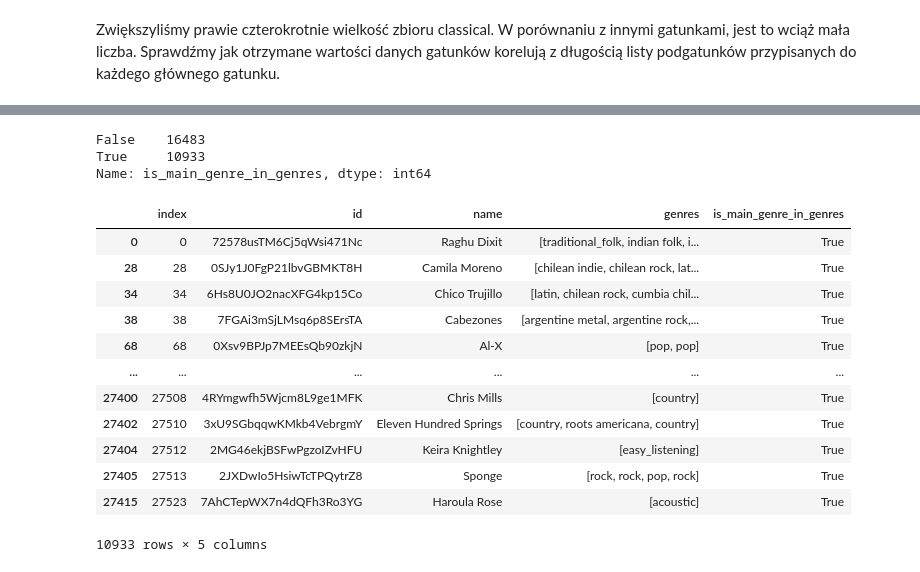
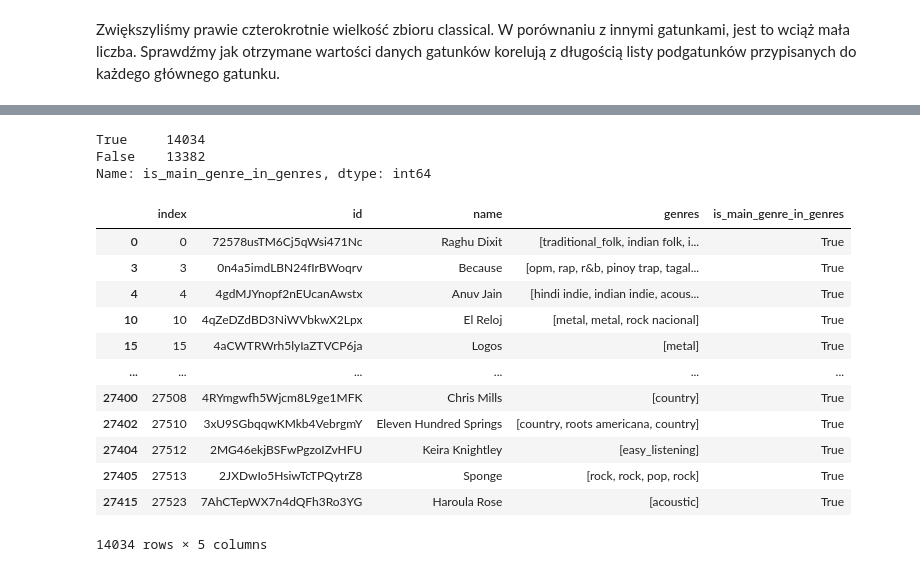
Before and after one commit to zxcvwrs/spotify-songs-ML, a Jupyter notebook: analiza_danych.ipynb, the cells around one changed output, grey strips where cells are left out. Cells and saved outputs as stored; diff of their text form; code cells hidden in the pictures.

```diff
--- a/analiza_danych.ipynb
+++ b/analiza_danych.ipynb
@@ -1609,0 +1707,16 @@ Utworzymy ostatnią, trzecią listę gatunków, w których dodamy odpowiednio:
+# %%
+artists_df_without_duplicates_preprocessed_fifth = artists_df_without_duplicates.copy()
+# %%
+import re
+def detect_and_expand_genres(subgenres):
+    expanded_genre_list = []
+    for genre in subgenres:
+        for main_genre, subgenres in genres.items():
+            if genre in subgenres:
+                expanded_genre_list.append(main_genre)
+                break
+        else:
+            expanded_genre_list.append(genre)
+    return expanded_genre_list
+# %%
+artists_df_without_duplicates_preprocessed_fifth['genres'] = artists_df_without_duplicates_preprocessed_fifth['genres'].apply(detect_and_expand_genres)
@@ -1634,26 +1764,26 @@ def checking_main_genre(_list):
                 return True
     return False
 # %%
-artists_df_without_duplicates_preprocessed_third['is_main_genre_in_genres'] = artists_df_without_duplicates_preprocessed_third['genres'].apply(checking_main_genre)
+artists_df_without_duplicates_preprocessed_fifth['is_main_genre_in_genres'] = artists_df_without_duplicates_preprocessed_fifth['genres'].apply(checking_main_genre)
 # %%
-artists_df_without_duplicates_preprocessed_third["is_main_genre_in_genres"].value_counts()
+artists_df_without_duplicates_preprocessed_fifth["is_main_genre_in_genres"].value_counts()
 # %% [output]
-False    16483
-True     10933
+True     14034
+False    13382
 Name: is_main_genre_in_genres, dtype: int64
 # %%
-artists_df_without_duplicates_preprocessed_third[artists_df_without_duplicates_preprocessed_third["is_main_genre_in_genres"] == True]
+artists_df_without_duplicates_preprocessed_fifth[artists_df_without_duplicates_preprocessed_fifth["is_main_genre_in_genres"] == True]
 # %% [output]
 |  | index | id | name | genres | is_main_genre_in_genres |
 | 0 | 0 | 72578usTM6Cj5qWsi471Nc | Raghu Dixit | [traditional_folk, indian folk, i... | True |
-| 28 | 28 | 0SJy1J0FgP21lbvGBMKT8H | Camila Moreno | [chilean indie, chilean rock, lat... | True |
-| 34 | 34 | 6Hs8U0JO2nacXFG4kp15Co | Chico Trujillo | [latin, chilean rock, cumbia chil... | True |
-| 38 | 38 | 7FGAi3mSjLMsq6p8SErsTA | Cabezones | [argentine metal, argentine rock,... | True |
-| 68 | 68 | 0Xsv9BPJp7MEEsQb90zkjN | Al-X | [pop, pop] | True |
+| 3 | 3 | 0n4a5imdLBN24fIrBWoqrv | Because | [opm, rap, r&b, pinoy trap, tagal... | True |
+| 4 | 4 | 4gdMJYnopf2nEUcanAwstx | Anuv Jain | [hindi indie, indian indie, acous... | True |
+| 10 | 10 | 4qZeDZdBD3NiWVbkwX2Lpx | El Reloj | [metal, metal, rock nacional] | True |
+| 15 | 15 | 4aCWTRWrh5lyIaZTVCP6ja | Logos | [metal] | True |
 | ... | ... | ... | ... | ... | ... |
 | 27400 | 27508 | 4RYmgwfh5Wjcm8L9ge1MFK | Chris Mills | [country] | True |
 | 27402 | 27510 | 3xU9SGbqqwKMkb4VebrgmY | Eleven Hundred Springs | [country, roots americana, country] | True |
 | 27404 | 27512 | 2MG46ekjBSFwPgzoIZvHFU | Keira Knightley | [easy_listening] | True |
 | 27405 | 27513 | 2JXDwIo5HsiwTcTPQytrZ8 | Sponge | [rock, rock, pop, rock] | True |
 | 27415 | 27523 | 7AhCTepWX7n4dQFh3Ro3YG | Haroula Rose | [acoustic] | True |
-10933 rows × 5 columns
+14034 rows × 5 columns
```
Also changed, not shown: parts of 40 cells of this notebook, 5 other files.
